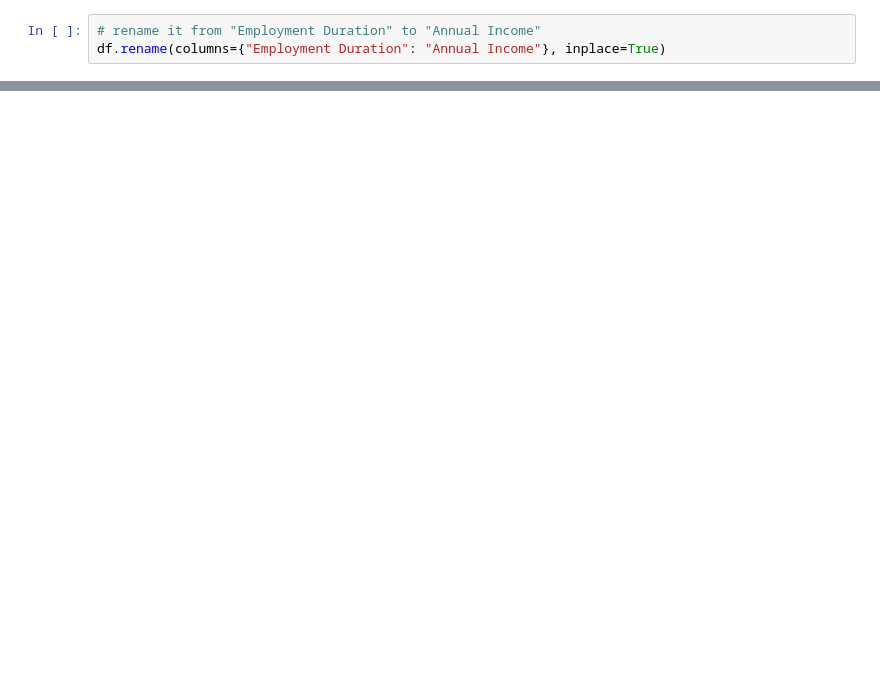
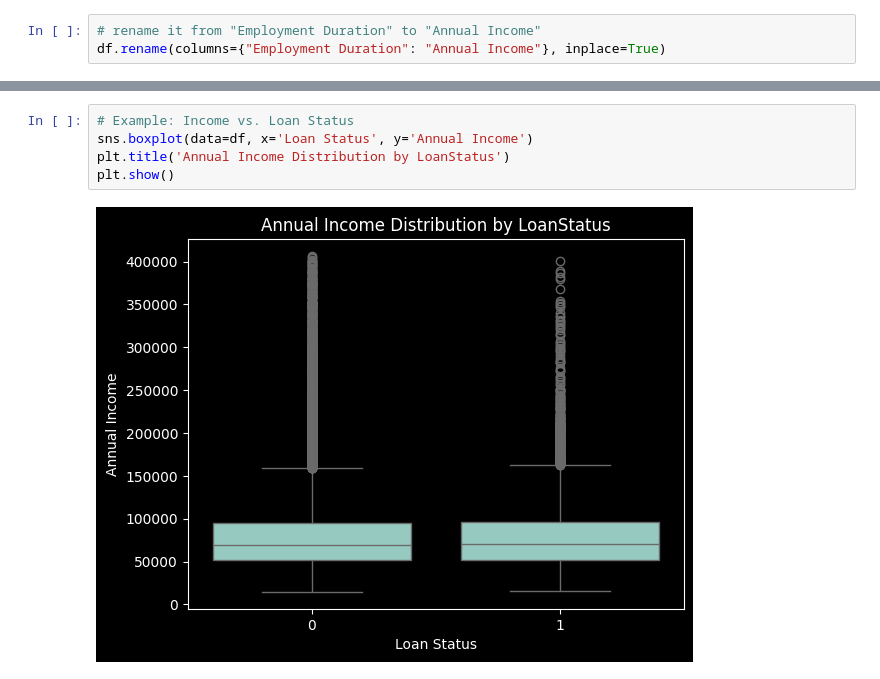
Before and after one commit to princenzmw/Load_Default_Prediction, a Jupyter notebook: loan.ipynb, the cells around one changed output, grey strips where cells are left out. Cells and saved outputs as stored; diff of their text form; blank space fills up the shorter version.

```diff
--- a/loan.ipynb
+++ b/loan.ipynb
@@ -108,0 +207,7 @@ plt.show()
+# %%
+# Example: Income vs. Loan Status
+sns.boxplot(data=df, x='Loan Status', y='Annual Income')
+plt.title('Annual Income Distribution by LoanStatus')
+plt.show()
+# %% [output]
+[figure, added]
```
Also changed, not shown: parts of 23 cells of this notebook.
